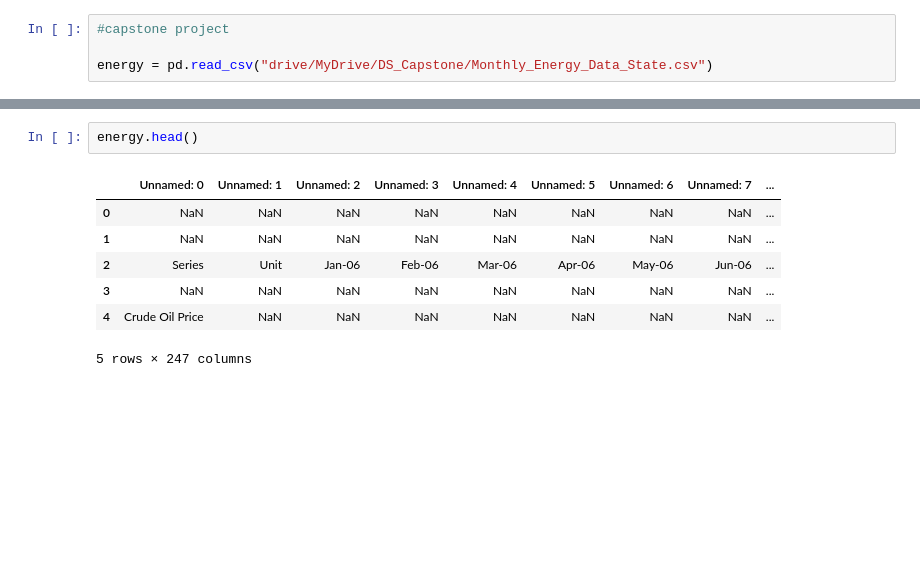
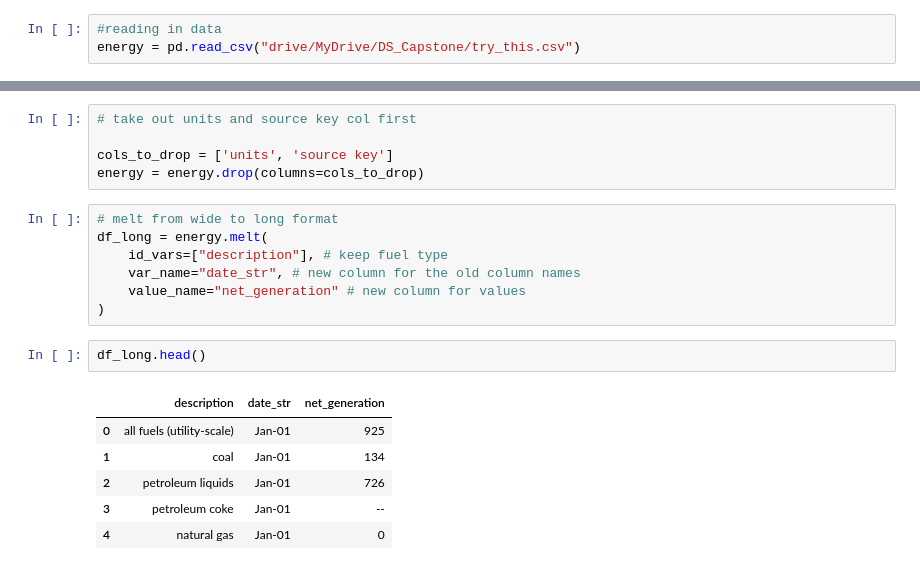
Before and after one commit to ashleyholen/Data-Science-Capstone, a Jupyter notebook: capstone.ipynb, the cells around one changed output, grey strips where cells are left out. Cells and saved outputs as stored; diff of their text form; blank space fills up the shorter version.

Commit message:
changed out data source for increase reliability. preliminary cleaning

```diff
--- a/capstone.ipynb
+++ b/capstone.ipynb
@@ -4,5 +5,4 @@
 import pandas as pd
 # %%
-#capstone project
-
-energy = pd.read_csv("drive/MyDrive/DS_Capstone/Monthly_Energy_Data_State.csv")
+#reading in data
+energy = pd.read_csv("drive/MyDrive/DS_Capstone/try_this.csv")
@@ -9,10 +20,21 @@ energy = pd.read_csv("drive/MyDrive/DS_Capstone/Monthly_Energy_Data_State.csv")
+# %%
+# take out units and source key col first
+
+cols_to_drop = ['units', 'source key']
+energy = energy.drop(columns=cols_to_drop)
+# %%
+# melt from wide to long format
+df_long = energy.melt(
+    id_vars=["description"], # keep fuel type
+    var_name="date_str", # new column for the old column names
+    value_name="net_generation" # new column for values
+)
 # %%
-energy.head()
+df_long.head()
 # %% [output]
-|  | Unnamed: 0 | Unnamed: 1 | Unnamed: 2 | Unnamed: 3 | Unnamed: 4 | Unnamed: 5 | Unnamed: 6 | Unnamed: 7 | ... |
-| 0 | NaN | NaN | NaN | NaN | NaN | NaN | NaN | NaN | ... |
-| 1 | NaN | NaN | NaN | NaN | NaN | NaN | NaN | NaN | ... |
-| 2 | Series | Unit | Jan-06 | Feb-06 | Mar-06 | Apr-06 | May-06 | Jun-06 | ... |
-| 3 | NaN | NaN | NaN | NaN | NaN | NaN | NaN | NaN | ... |
-| 4 | Crude Oil Price | NaN | NaN | NaN | NaN | NaN | NaN | NaN | ... |
+|  | description | date_str | net_generation |
+| 0 | all fuels (utility-scale) | Jan-01 | 925 |
+| 1 | coal | Jan-01 | 134 |
+| 2 | petroleum liquids | Jan-01 | 726 |
+| 3 | petroleum coke | Jan-01 | -- |
+| 4 | natural gas | Jan-01 | 0 |
-5 rows × 247 columns
```
Also changed, not shown: parts of 7 cells of this notebook.
